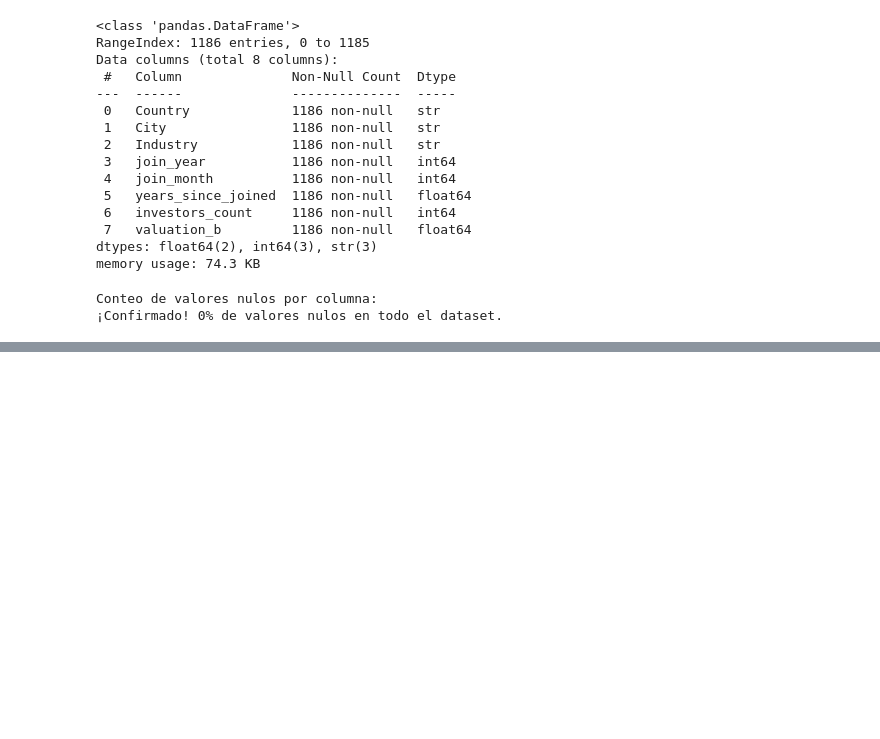
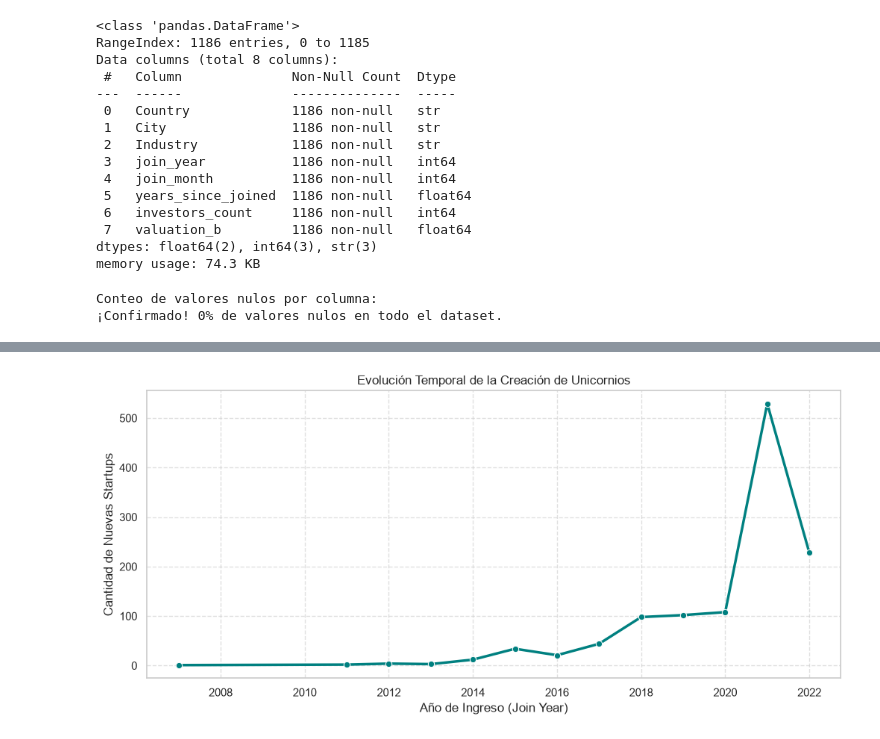
Before and after one commit to Bootcamp-IA-MAD-P7/proyecto4-grupo4, a Jupyter notebook: notebooks/01_eda.ipynb, the cells around one changed output, grey strips where cells are left out. Cells and saved outputs as stored; diff of their text form; code cells hidden in the pictures; blank space fills up the shorter version.

```diff
--- a/notebooks/01_eda.ipynb
+++ b/notebooks/01_eda.ipynb
@@ -76,0 +160,16 @@ Conteo de valores nulos por columna:
+# %%
+plt.figure(figsize=(12, 5))
+
+# Corregido: Agrupar por 'join_year' en lugar de 'Year'
+startups_year = df.groupby('join_year').size()
+
+# Graficar la línea de tendencia temporal
+sns.lineplot(x=startups_year.index, y=startups_year.values, marker='o', color='teal', linewidth=2.5)
+plt.title('Evolución Temporal de la Creación de Unicornios')
+plt.xlabel('Año de Ingreso (Join Year)')
+plt.ylabel('Cantidad de Nuevas Startups')
+plt.grid(True, linestyle='--', alpha=0.6)
+
+plt.show()
+# %% [output]
+[figure, added]
```
Also changed, not shown: parts of 9 cells of this notebook.
